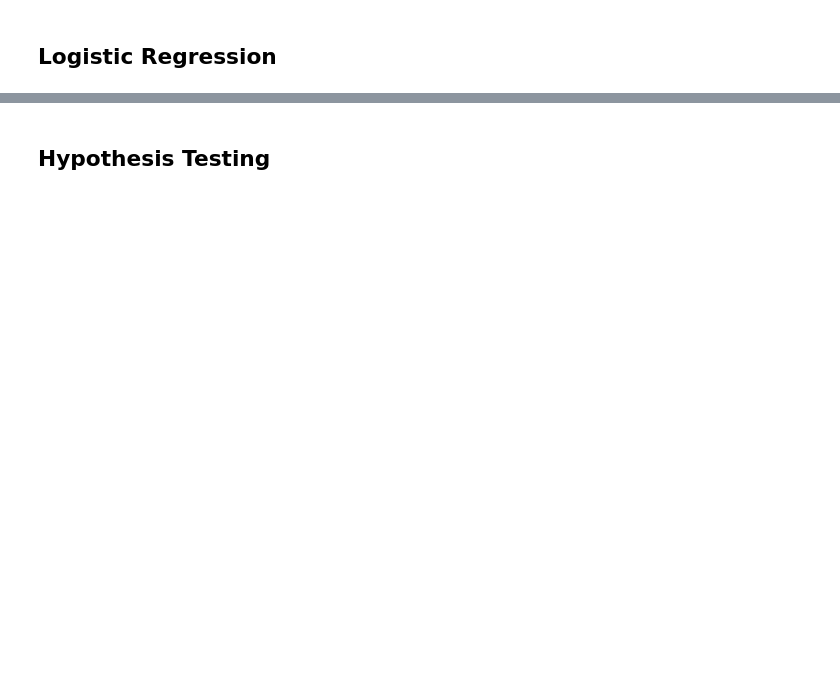
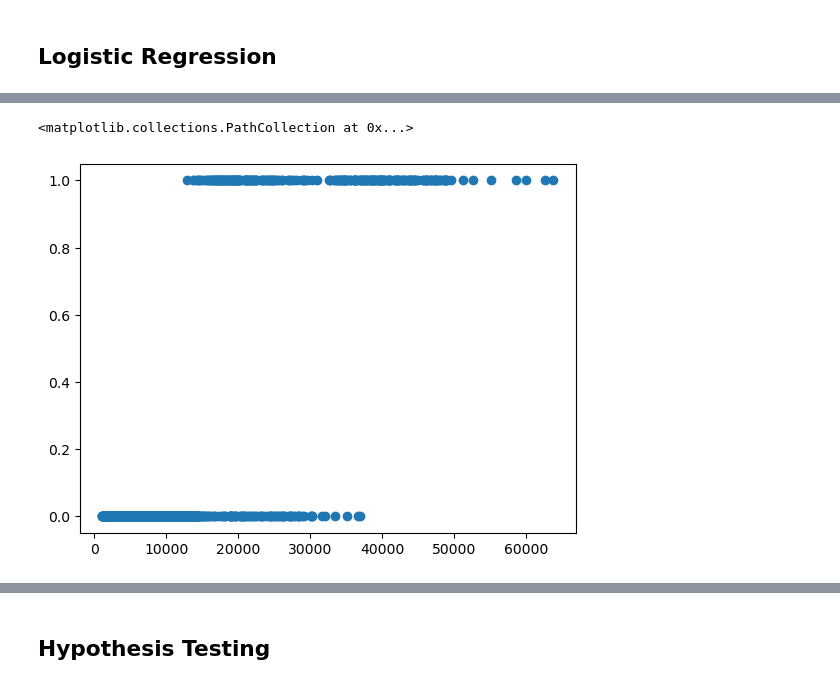
Before and after one commit to monkeygobah/code_grand_rounds, a Jupyter notebook: module_3_Data_Science/DS_Workshop_2.ipynb, the cells around one changed output, grey strips where cells are left out. Drawn from its saved outputs; the diff is of its cells as text; code cells hidden in the pictures; blank space fills up the shorter version.

```diff
--- a/module_3_Data_Science/DS_Workshop_2.ipynb
+++ b/module_3_Data_Science/DS_Workshop_2.ipynb
@@ -27,2 +127,5 @@ import pandas as pd
 # %% [markdown]
 ## Logistic Regression
+# %%
+insuranceDF["smoker numerical"] = (insuranceDF["smoker"] == 'yes').astype(int)
+insuranceDF
@@ -28,0 +146,5 @@ import pandas as pd
+# %%
+plt.scatter(data=insuranceDF, x="charges", y="smoker numerical")
+# %% [output]
+<matplotlib.collections.PathCollection at 0x...>
+[figure, added]
```
Also changed, not shown: parts of 24 cells of this notebook, 1 other file.
